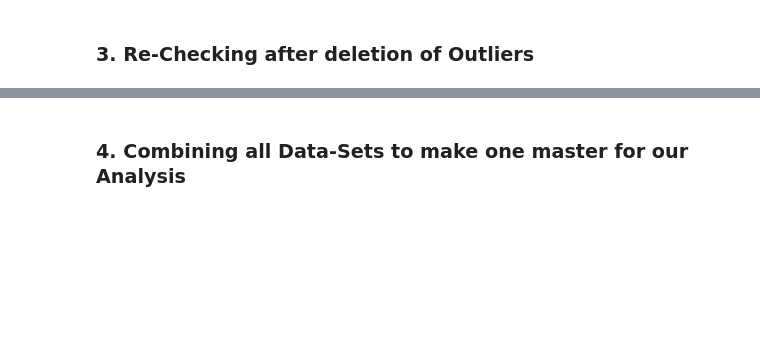
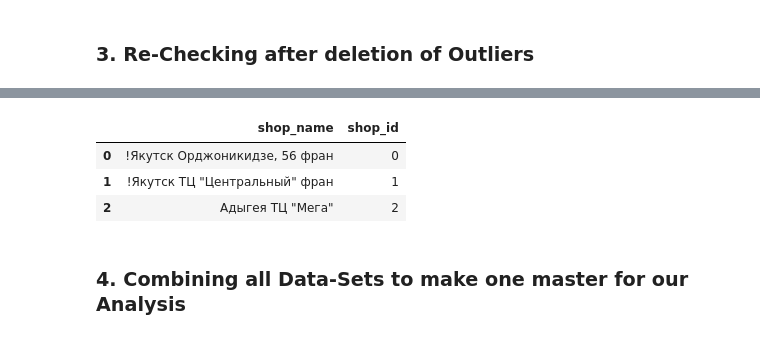
Before and after one commit to rfhussain/py4ds_final_project, a Jupyter notebook: src/cleaning.ipynb, the cells around one changed output, grey strips where cells are left out. Drawn from its saved outputs; the diff is of its cells as text; code cells hidden in the pictures; blank space fills up the shorter version.

```diff
--- a/src/cleaning.ipynb
+++ b/src/cleaning.ipynb
@@ -94,6 +94,13 @@ Wall time: 306 ms
 # %%
 #instantiate the object (all important functions are gathered in this class)
 sales_util = utils.SalesUtils('')
+# %%
+df_shops.head(3)
+# %% [output]
+|  | shop_name | shop_id |
+| 0 | !Якутск Орджоникидзе, 56 фран | 0 |
+| 1 | !Якутск ТЦ "Центральный" фран | 1 |
+| 2 | Адыгея ТЦ "Мега" | 2 |
 # %% [markdown]
 ### 4. Combining all Data-Sets to make one master for our Analysis
 # %%
```
Also changed, not shown: parts of 14 cells of this notebook, 2 other files.
